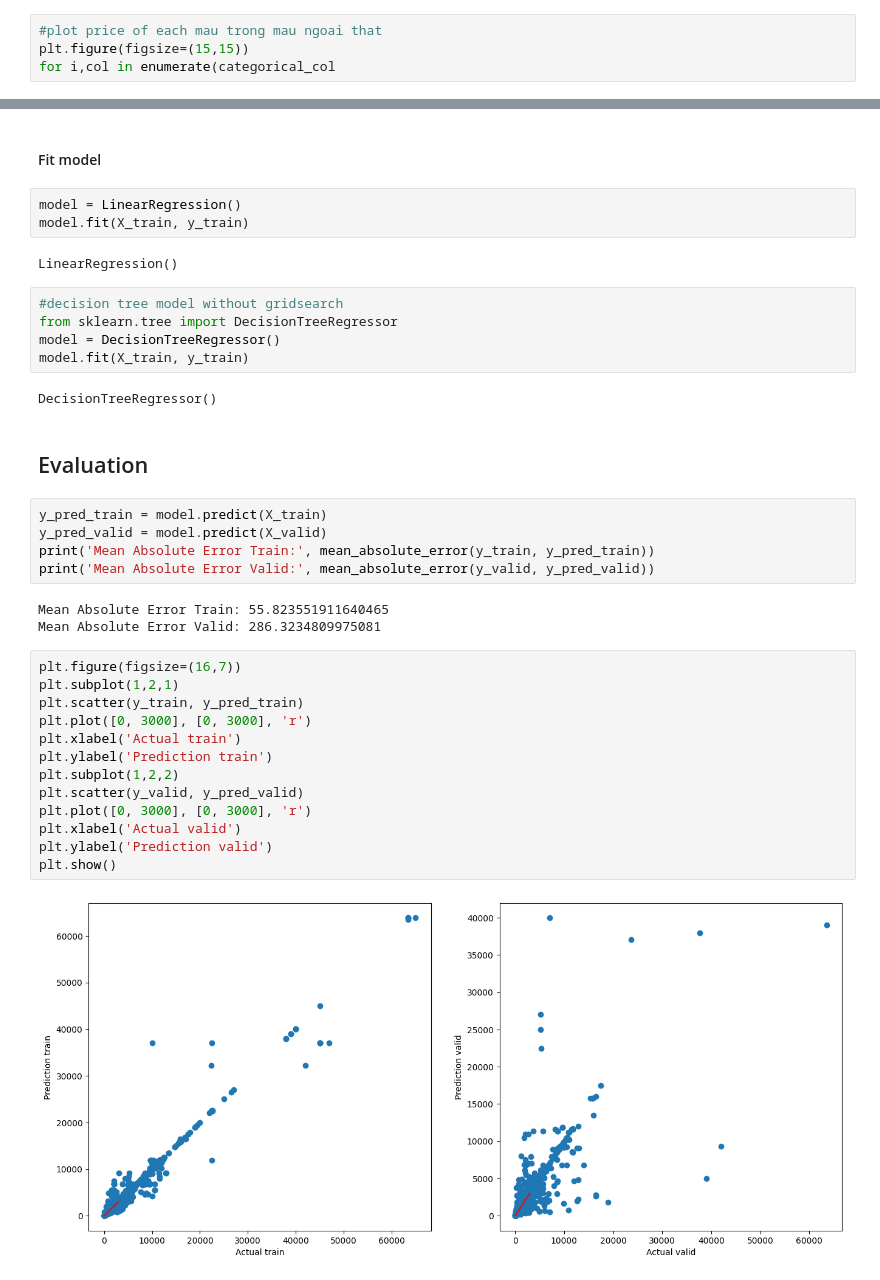
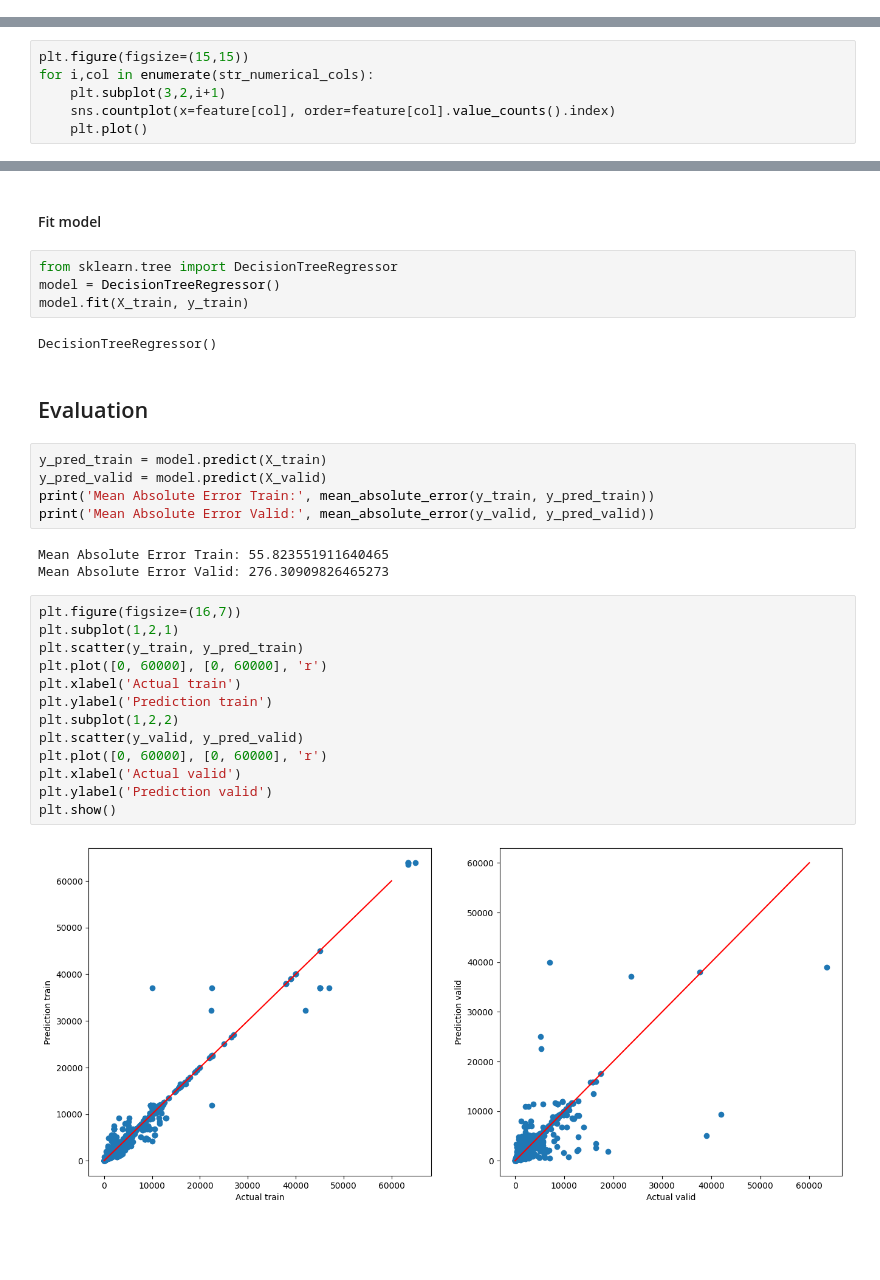
Before and after one commit to minhviet21/Car_Price_Prediction, a Jupyter notebook: Project.ipynb, the cells around one changed output, grey strips where cells are left out. Cells and saved outputs as stored; diff of their text form; blank space fills up the shorter version.

```diff
--- a/Project.ipynb
+++ b/Project.ipynb
@@ -203,7 +204,3 @@ for col in str_numerical_cols:
     feature[col] = change_to_others(col)
 # %% [markdown]
 #### Plot all string numerical columns
-# %%
-#plot price of each mau trong mau ngoai that
-plt.figure(figsize=(15,15))
-for i,col in enumerate(categorical_col
@@ -211,0 +207,6 @@ for i,col in enumerate(categorical_col
+# %%
+plt.figure(figsize=(15,15))
+for i,col in enumerate(str_numerical_cols):
+    plt.subplot(3,2,i+1)
+    sns.countplot(x=feature[col], order=feature[col].value_counts().index)
+    plt.plot()
@@ -248,17 +251,11 @@ X_valid = ct.transform(X_valid)
 # %% [markdown]
 #### Fit model
 # %%
-model = LinearRegression()
+from sklearn.tree import DecisionTreeRegressor
+model = DecisionTreeRegressor()
 model.fit(X_train, y_train)
 # %% [output]
-LinearRegression()
+DecisionTreeRegressor()
-# %%
-#decision tree model without gridsearch
-from sklearn.tree import DecisionTreeRegressor
-model = DecisionTreeRegressor()
-model.fit(X_train, y_train)
-# %% [output]
-DecisionTreeRegressor()
 # %% [markdown]
 ## Evaluation
 # %%
@@ -268,19 +265,19 @@ print('Mean Absolute Error Train:', mean_absolute_error(y_train, y_pred_train))
 print('Mean Absolute Error Valid:', mean_absolute_error(y_valid, y_pred_valid))
 # %% [output]
 Mean Absolute Error Train: 55.823551911640465
-Mean Absolute Error Valid: 286.3234809975081
+Mean Absolute Error Valid: 276.30909826465273
 # %%
 plt.figure(figsize=(16,7))
 plt.subplot(1,2,1)
 plt.scatter(y_train, y_pred_train)
-plt.plot([0, 3000], [0, 3000], 'r')
+plt.plot([0, 60000], [0, 60000], 'r')
 plt.xlabel('Actual train')
 plt.ylabel('Prediction train')
 plt.subplot(1,2,2)
 plt.scatter(y_valid, y_pred_valid)
-plt.plot([0, 3000], [0, 3000], 'r')
+plt.plot([0, 60000], [0, 60000], 'r')
 plt.xlabel('Actual valid')
 plt.ylabel('Prediction valid')
 plt.show()
 # %% [output]
-[figure, old version]
+[figure, new version]
```
Also changed, not shown: parts of 3 cells of this notebook.
